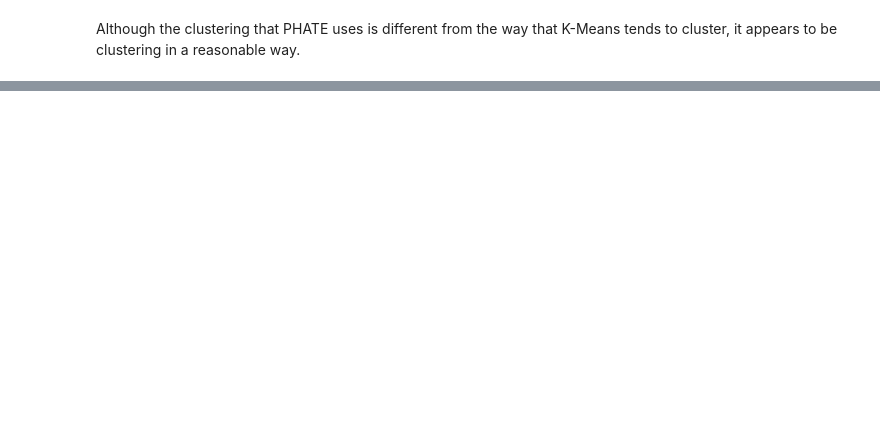
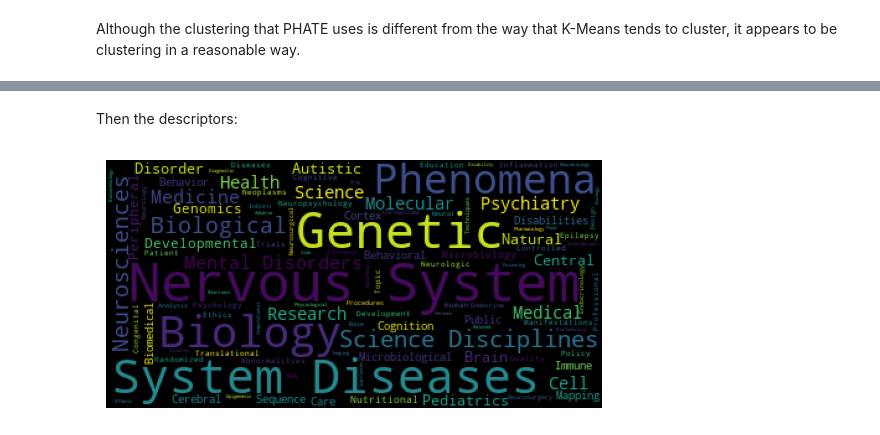
Before and after one commit to EthanDayley/asd-siloing-exploratory, a Jupyter notebook: data_analysis/cluster_analysis.ipynb, the cells around one changed output, grey strips where cells are left out. Saved outputs shown, nothing was run; the diff lists cells and outputs as text; code cells hidden in the pictures; blank space fills up the shorter version.

```diff
--- a/data_analysis/cluster_analysis.ipynb
+++ b/data_analysis/cluster_analysis.ipynb
@@ -317,0 +323,8 @@ Although the clustering that PHATE uses is different from the way that K-Means t
+# %%
+# read source_descriptors into dataframe
+print('reading "source_descriptors" table')
+query = 'SELECT * FROM source_descriptors'
+# mysql package technically isn't supported, but this works fine
+source_descriptors = pd.read_sql(query, cnx)
+print('done reading "source_descriptors" table')
+source_descriptors
@@ -317,0 +384,13 @@ Although the clustering that PHATE uses is different from the way that K-Means t
+# %% [markdown]
+Then the descriptors:
+# %%
+# get all descriptors
+c0_descriptors = ' '.join(list(source_descriptors.descriptor[source_descriptors.medline_ta.isin(c0_medline_tas)]))
+
+# generate and plot wordcloud
+wc_c0_desc = wordcloud.WordCloud().generate(c0_descriptors)
+plt.imshow(wc_c0_desc)
+plt.axis('off')
+plt.show()
+# %% [output]
+[figure, added]
```
Also changed, not shown: parts of 35 cells of this notebook.
